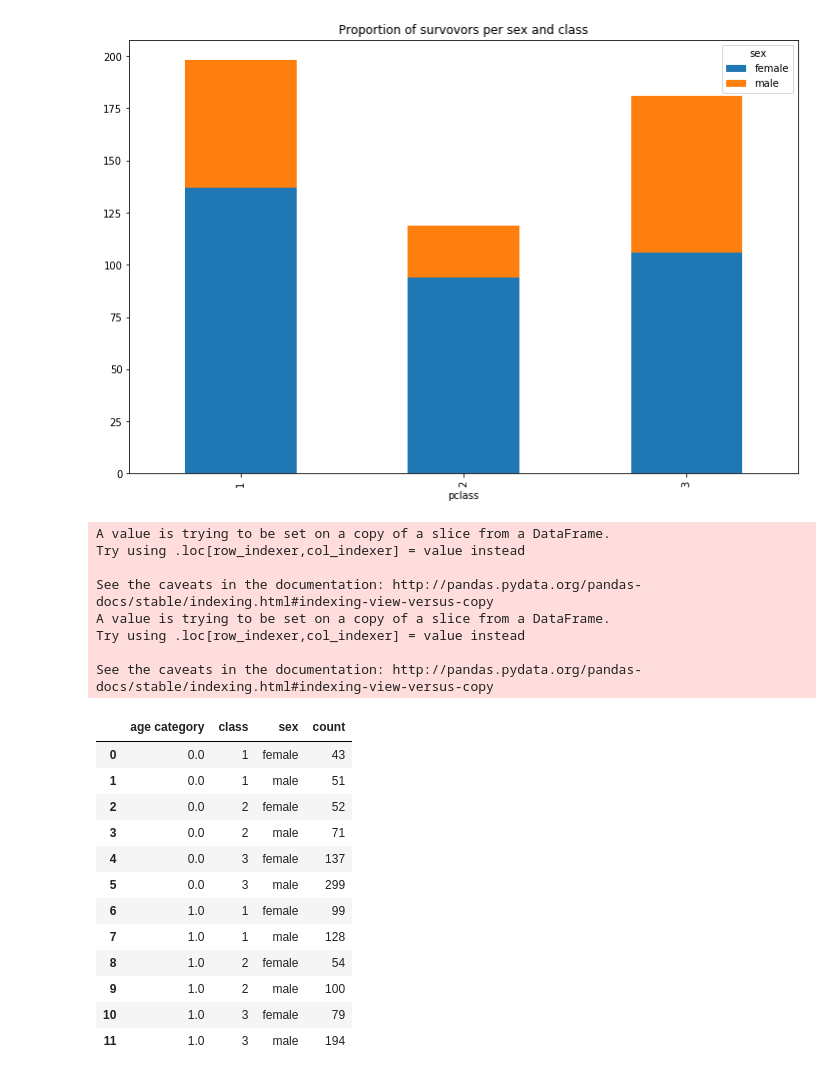
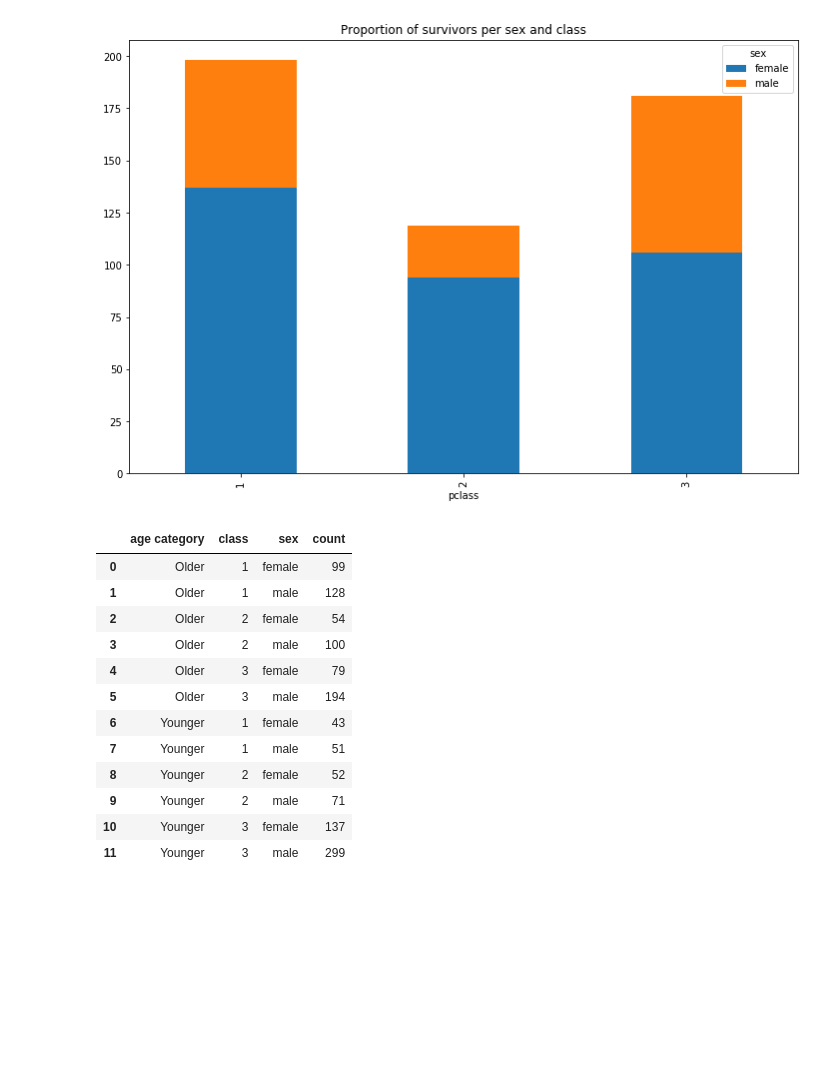
Before and after one commit to Timonzimm/CS-401, a Jupyter notebook: HW01/Homework 1.ipynb, the cells around one changed output. Saved outputs shown, nothing was run; the diff lists cells and outputs as text; code cells hidden in the pictures; blank space fills up the shorter version.

```diff
--- a/HW01/Homework 1.ipynb
+++ b/HW01/Homework 1.ipynb
@@ -339,40 +349,33 @@ plt.show()
 [figure]
 # %%
 df = data_titanic[['age', 'pclass', 'sex']]
-df = df.sort_values('age')
+df = df.sort_values('age').drop('age', axis=1)
 # Take the median of the indices (since the median by age) will not produce two equally sized sets.
 # The result will satisfy the conditions answered for the question 20) in the FAQ
 # CAREFUL: df must be sorted by age before taking such a median by indices.
 med_id = df.shape[0] // 2
 
-df.iloc[:med_id]['age'] = 0.0
-df.iloc[med_id:]['age'] = 1.0
-df['age'] = df['age'].astype('category')
+df['age_group'] = 'Older'
+df.iloc[:med_id]['age_group'] = 'Younger'
 
-groups = pd.DataFrame(df.groupby(['age', 'pclass', 'sex']).size())
+df['age_group'] = df['age_group'].astype('category')
+
+groups = pd.DataFrame(df.groupby(['age_group', 'pclass', 'sex']).size())
 groups.reset_index(inplace=True)
 groups.columns = ['age category', 'class', 'sex', 'count']
 
 groups
 # %% [output]
-A value is trying to be set on a copy of a slice from a DataFrame.
-Try using .loc[row_indexer,col_indexer] = value instead
-
-See the caveats in the documentation: http://pandas.pydata.org/pandas-docs/stable/indexing.html#indexing-view-versus-copy
-A value is trying to be set on a copy of a slice from a DataFrame.
-Try using .loc[row_indexer,col_indexer] = value instead
-
-See the caveats in the documentation: http://pandas.pydata.org/pandas-docs/stable/indexing.html#indexing-view-versus-copy
 |  | age category | class | sex | count |
-| 0 | 0.0 | 1 | female | 43 |
-| 1 | 0.0 | 1 | male | 51 |
-| 2 | 0.0 | 2 | female | 52 |
-| 3 | 0.0 | 2 | male | 71 |
-| 4 | 0.0 | 3 | female | 137 |
-| 5 | 0.0 | 3 | male | 299 |
-| 6 | 1.0 | 1 | female | 99 |
-| 7 | 1.0 | 1 | male | 128 |
-| 8 | 1.0 | 2 | female | 54 |
-| 9 | 1.0 | 2 | male | 100 |
-| 10 | 1.0 | 3 | female | 79 |
-| 11 | 1.0 | 3 | male | 194 |
+| 0 | Older | 1 | female | 99 |
+| 1 | Older | 1 | male | 128 |
+| 2 | Older | 2 | female | 54 |
+| 3 | Older | 2 | male | 100 |
+| 4 | Older | 3 | female | 79 |
+| 5 | Older | 3 | male | 194 |
+| 6 | Younger | 1 | female | 43 |
+| 7 | Younger | 1 | male | 51 |
+| 8 | Younger | 2 | female | 52 |
+| 9 | Younger | 2 | male | 71 |
+| 10 | Younger | 3 | female | 137 |
+| 11 | Younger | 3 | male | 299 |
```
Also changed, not shown: parts of 14 cells of this notebook.
